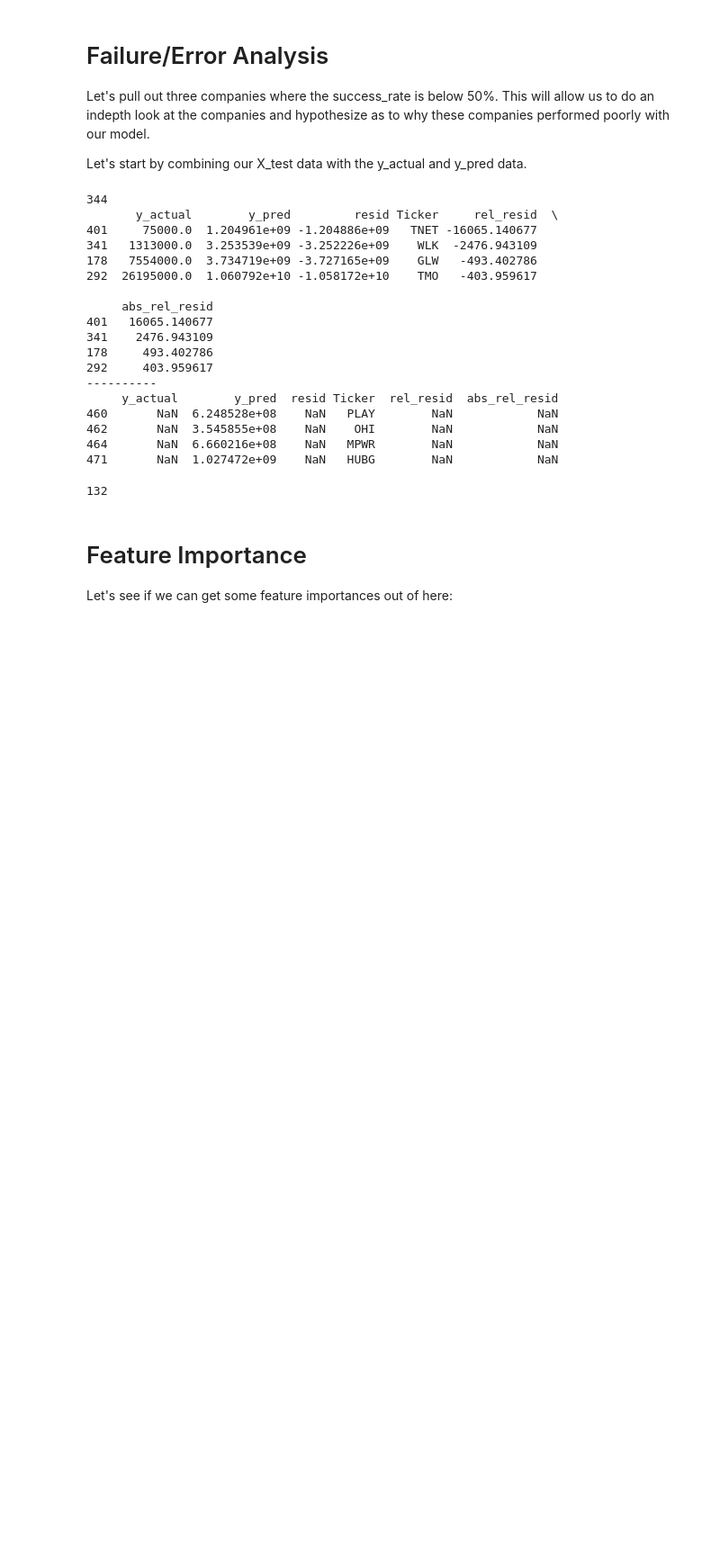
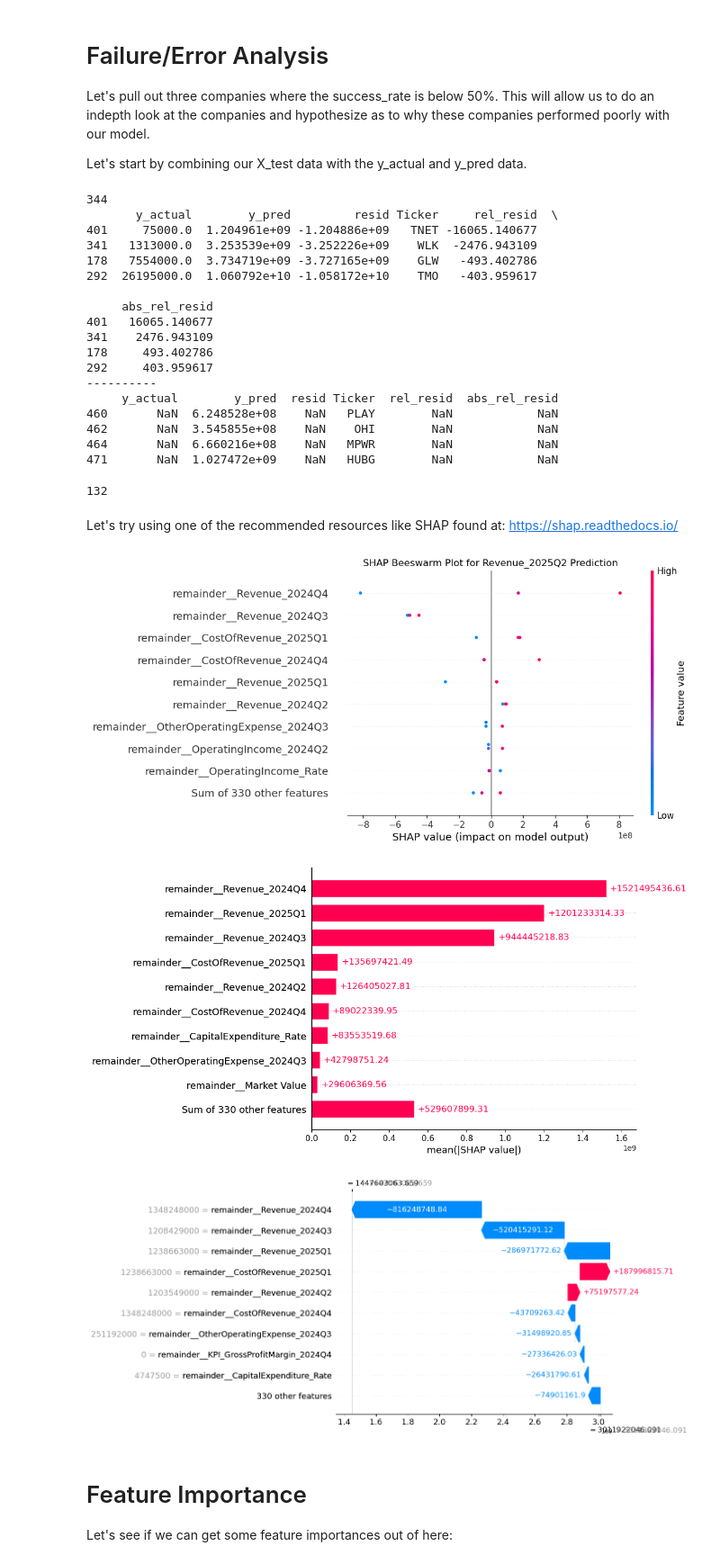
Before and after one commit to tmacpherson6/machine_learning_in_fundamental_valuations, a Jupyter notebook: Notebooks/Thomas/10 - Hyperparameter Tuning.ipynb, the cells around one changed output. Shown at 90% size. Drawn from its saved outputs; the diff is of its cells as text; code cells hidden in the pictures; blank space fills up the shorter version.

```diff
--- a/Notebooks/Thomas/10 - Hyperparameter Tuning.ipynb
+++ b/Notebooks/Thomas/10 - Hyperparameter Tuning.ipynb
@@ -382,6 +384,54 @@ print(worst.iloc[:,-6:].tail(4))
 len(worst[worst['Exchange']=='NASDAQ'])
 # %% [output]
 132
+# %% [markdown]
+Let's try using one of the recommended resources like SHAP found at: https://shap.readthedocs.io/
+# %%
+# 0) fit the pipeline
+pipe.fit(X_tr, y_tr_series)
+
+# 1) grab fitted pieces
+pre = pipe.named_steps["pre"]          # now fitted
+gbr = pipe.named_steps["model"]
+
+# 2) background and test transforms
+bg_X  = X_tr.sample(min(1000, len(X_tr)), random_state=random_state)
+bg_t  = pre.transform(bg_X)
+X_te_t = pre.transform(X_te)
+
+# 3) make dense if needed
+import scipy.sparse as sp
+if sp.issparse(bg_t):   bg_t   = bg_t.toarray()
+if sp.issparse(X_te_t): X_te_t = X_te_t.toarray()
+
+# 4) SHAP
+explainer = shap.TreeExplainer(gbr)
+sv = explainer(X_te_t, check_additivity=False)
+sv.feature_names = pre.get_feature_names_out()
+# 3) Feature names after one-hot + passthrough
+feat_names = pre.get_feature_names_out()
+
+# 4) Tree explainer on the sklearn GradientBoostingRegressor
+explainer = shap.TreeExplainer(gbr)
+sv = explainer(X_te_t, check_additivity=False)  # disable additivity check for sklearn GBRT
+
+#Let's plot the beeswar for our particular instances
+# 5) Plots
+labels = [401, 341, 178]    # DataFrame index labels
+idx = X_te.index.get_indexer(labels)
+
+sv.feature_names = feat_names
+plt.title("SHAP Beeswarm Plot for Three Selected Firms")
+shap.plots.beeswarm(sv[idx], max_display=10)
+shap.plots.bar(sv, max_display=10)
+
+# 6) Local explanation for row i
+i = 0
+shap.plots.waterfall(sv[i])
+# %% [output]
+[figure, added]
+[figure, added]
+[figure, added]
 # %% [markdown]
 # Feature Importance
 Let's see if we can get some feature importances out of here:
```
Also changed, not shown: parts of 3 cells of this notebook.
